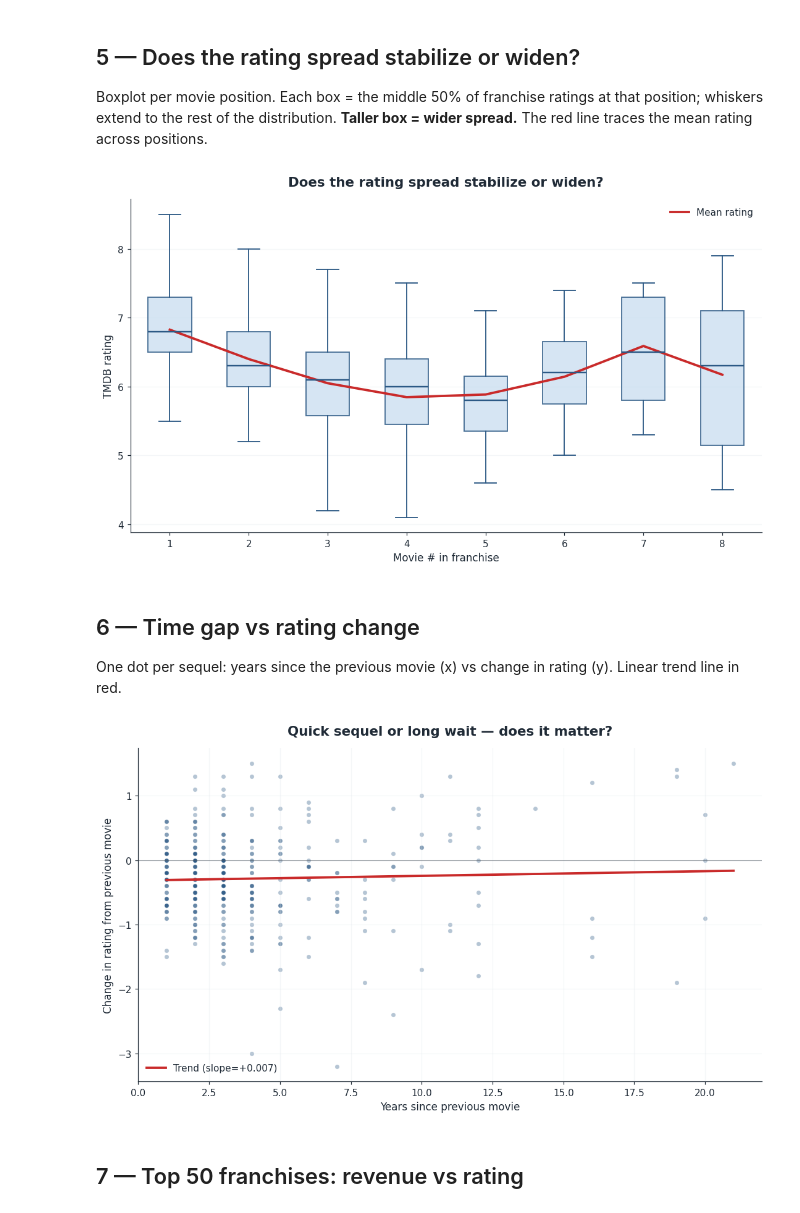
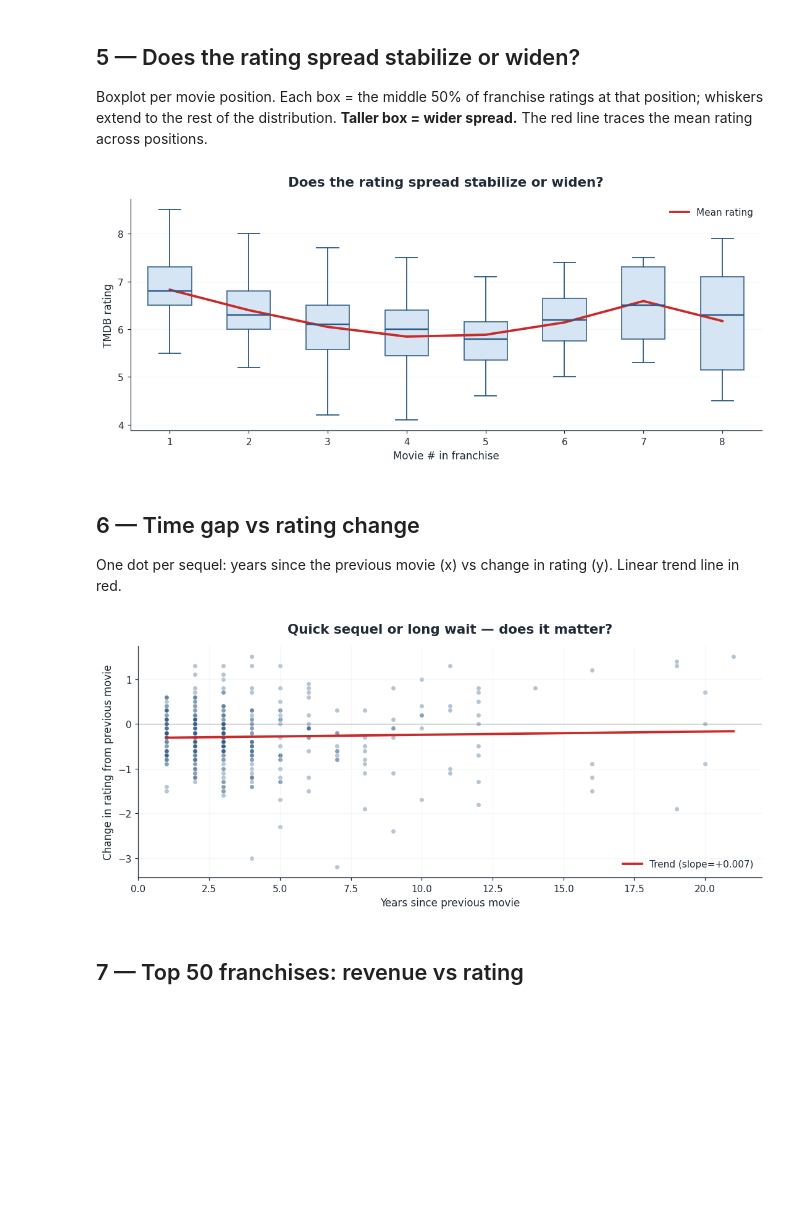
Before and after one commit to michmai/Will-Agency-42576-From-analytics-to-action-, a Jupyter notebook: franchise_exploration_done.ipynb, the cells around one changed output. Drawn from its saved outputs; the diff is of its cells as text; code cells hidden in the pictures; blank space fills up the shorter version.

```diff
--- a/franchise_exploration_done.ipynb
+++ b/franchise_exploration_done.ipynb
@@ -222,38 +222,38 @@ sub = df[df["seq"] <= MAX_SEQ]
 positions = sorted(sub["seq"].unique())
 data = [sub.loc[sub["seq"] == s, "imdbRating"].values for s in positions]
 
-fig, ax = plt.subplots()
+fig, ax = plt.subplots(figsize=(10, 4.5))
 
 bp = ax.boxplot(
     data,
     positions=positions,
     widths=0.55,
     patch_artist=True,
     showfliers=False,
     medianprops=dict(color=THEME["primary"], linewidth=1.6),
     whiskerprops=dict(color=THEME["primary"], linewidth=1.2),
     capprops=dict(color=THEME["primary"], linewidth=1.2),
     boxprops=dict(edgecolor=THEME["primary"], linewidth=1.2),
 )
 for patch in bp["boxes"]:
     patch.set_facecolor(THEME["light"])
     patch.set_alpha(0.85)
 
 # red mean line on top
 means = [arr.mean() for arr in data]
 ax.plot(positions, means, color=THEME["accent"], linewidth=2.5, label="Mean rating")
 
 ax.set_xlabel(X_SEQ)
 ax.set_ylabel(Y_RATING)
 ax.set_title("Does the rating spread stabilize or widen?")
 ax.set_xticks(positions)
 ax.legend(frameon=False)
 ax.grid(axis="y", alpha=0.3)
 plt.tight_layout()
 plt.savefig(f"{OUT_DIR}/franchise_rating_spread.png", dpi=200, bbox_inches="tight")
 plt.show()
 # %% [output]
-[figure, old version]
+[figure, new version]
 # %% [markdown]
 ## 6 — Time gap vs rating change
 
@@ -270,7 +270,7 @@ for fid, g in df.groupby("franchise_id"):
 
 gap_df = pd.DataFrame(rows)
 
-fig, ax = plt.subplots()
+fig, ax = plt.subplots(figsize=(10, 4.5))
 ax.scatter(gap_df["gap"], gap_df["delta"], alpha=0.35, s=22,
            color=THEME["primary"], edgecolor="white", linewidth=0.4)
 
@@ -289,7 +289,7 @@ plt.tight_layout()
 plt.savefig(f"{OUT_DIR}/franchise_time_gap.png", dpi=200, bbox_inches="tight")
 plt.show()
 # %% [output]
-[figure, old version]
+[figure, new version]
 # %% [markdown]
 ## 7 — Top 50 franchises: revenue vs rating
 # %%
```
Also changed, not shown: parts of 1 cell of this notebook, 3 other files.
